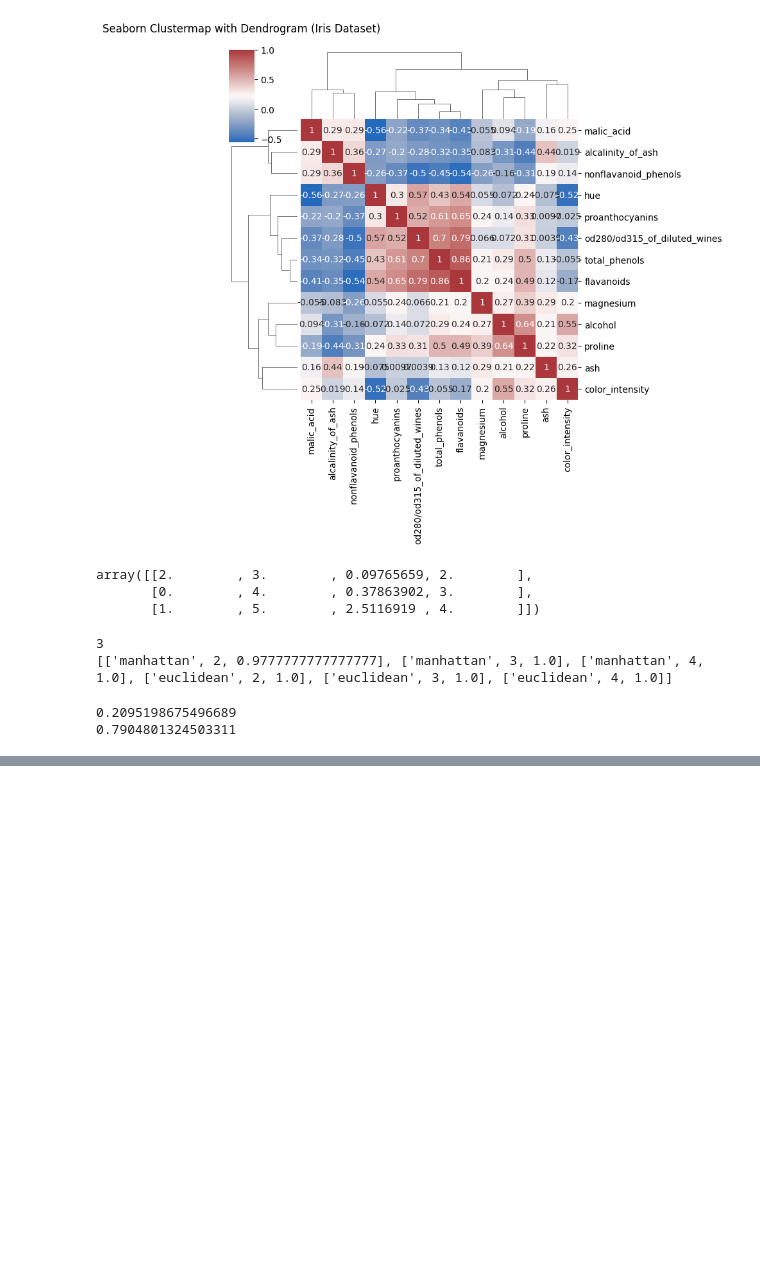
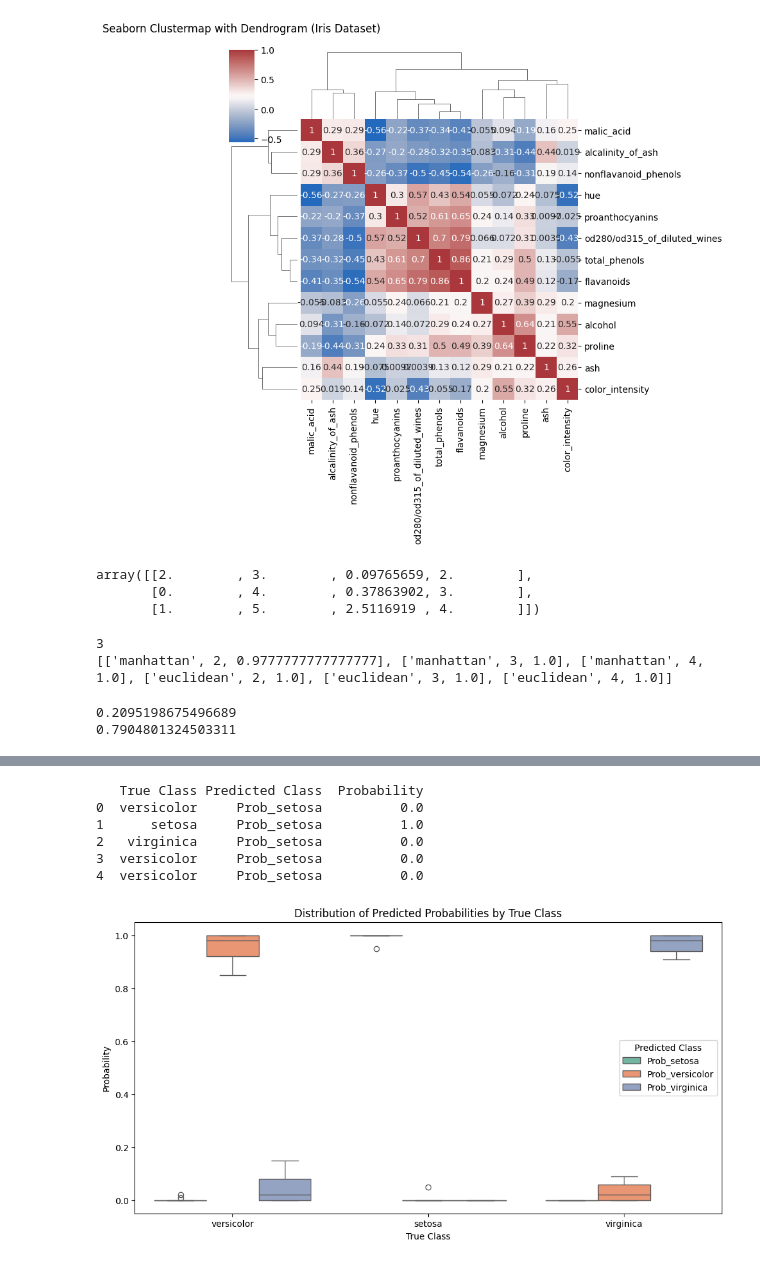
Before and after one commit to Versus-91/mlfit, a Jupyter notebook: frontend/test.ipynb, the cells around one changed output, grey strips where cells are left out. Drawn from its saved outputs; the diff is of its cells as text; code cells hidden in the pictures; blank space fills up the shorter version.

```diff
--- a/frontend/test.ipynb
+++ b/frontend/test.ipynb
@@ -213,0 +305,42 @@ for i in range(2):
+# %%
+from sklearn.datasets import load_iris
+from sklearn.model_selection import train_test_split
+from sklearn.ensemble import RandomForestClassifier
+import pandas as pd
+
+# Load Iris dataset
+iris = load_iris()
+X, y = iris.data, iris.target
+class_names = iris.target_names  # ['setosa', 'versicolor', 'virginica']
+
+# Split into train and test
+X_train, X_test, y_train, y_test = train_test_split(X, y, test_size=0.3, random_state=42)
+
+# Train a Random Forest Classifier
+clf = RandomForestClassifier(random_state=42)
+clf.fit(X_train, y_train)
+
+# Predict probabilities on the test set
+y_pred_probs = clf.predict_proba(X_test)  # Probabilities for each class
+# Create a DataFrame with probabilities and true labels
+df = pd.DataFrame(y_pred_probs, columns=[f"Prob_{name}" for name in class_names])
+df['True Class'] = [class_names[label] for label in y_test]
+
+# Melt the DataFrame to long format for visualizations
+df_melted = df.melt(id_vars="True Class", var_name="Predicted Class", value_name="Probability")
+print(df_melted.head())
+import seaborn as sns
+import matplotlib.pyplot as plt
+
+plt.figure(figsize=(12, 6))
+sns.boxplot(x="True Class", y="Probability", hue="Predicted Class", data=df_melted, palette="Set2")
+plt.title("Distribution of Predicted Probabilities by True Class")
+plt.show()
+# %% [output]
+   True Class Predicted Class  Probability
+0  versicolor     Prob_setosa          0.0
+1      setosa     Prob_setosa          1.0
+2   virginica     Prob_setosa          0.0
+3  versicolor     Prob_setosa          0.0
+4  versicolor     Prob_setosa          0.0
+[figure, added]
```
Also changed, not shown: parts of 6 cells of this notebook, 4 other files.
